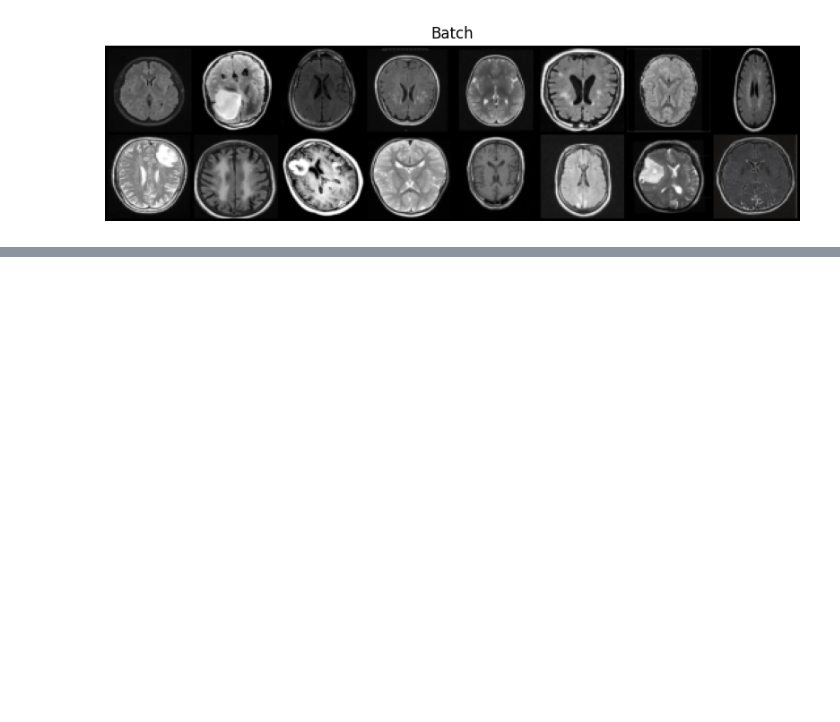
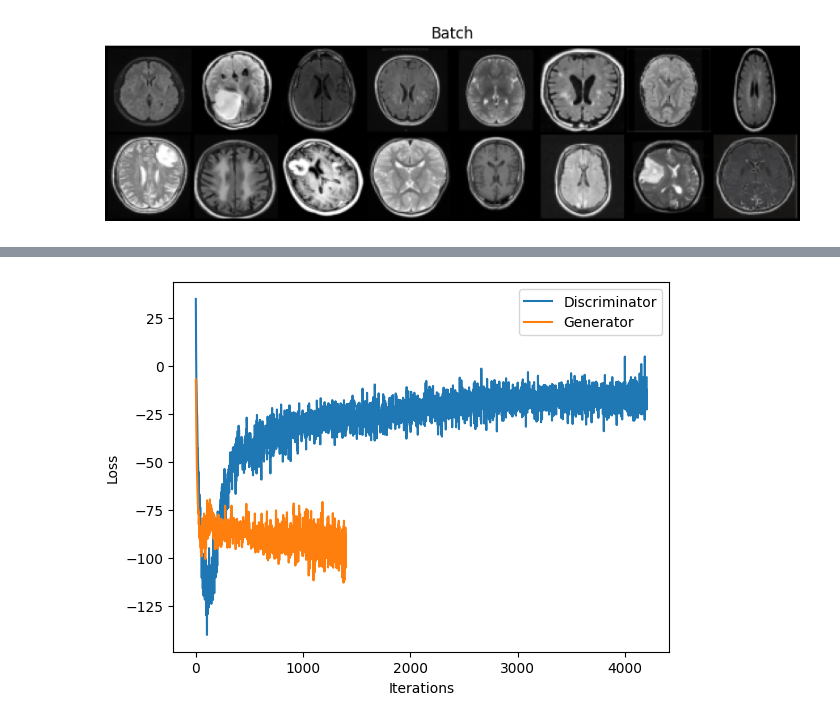
Before and after one commit to BRIAN12682/Automation-Projects, a Jupyter notebook: Brain_Tumour_Detection.ipynb, the cells around one changed output, grey strips where cells are left out. Cells and saved outputs as stored; diff of their text form; code cells hidden in the pictures; blank space fills up the shorter version.

```diff
--- a/Brain_Tumour_Detection.ipynb
+++ b/Brain_Tumour_Detection.ipynb
@@ -267,7 +267,7 @@ channels_img = 3
 num_classes = 2
 gen_embedding = 128
 z_dim = 128
-num_epochs = 200
+num_epochs = 50
 lambda_gp = 10
 features_d = 64
 features_g = 64
@@ -373,13 +408,13 @@ for epoch in range(num_epochs): #iterate throw 500 epochs
       fake_img_val = fake_imgs_val[idx]
       vutils.save_image(fake_img_val, f"tmp/{str(uuid.uuid4())}.png",normalize=True)
 
-    #fid (synthetic vs validation)
-    fid = calculate_fid_given_paths(['/content/drive/MyDrive/validation','tmp'], dims=2048, device = device, batch_size=16)
-    fid_scores.append(fid)
-    shutil.rmtree('tmp')
+    # #fid (synthetic vs validation)
+    # fid = calculate_fid_given_paths(['/content/drive/MyDrive/validation','tmp'], dims=2048, device = device, batch_size=16)
+    # fid_scores.append(fid)
+    # shutil.rmtree('tmp')
 
     #print loss
-    print(f"Epoch [{epoch}/{num_epochs}] Batch {batch_idx}/{len(trainloader)} Critic Loss: {loss_critic.item():.4f}, Generator Loss: {D_G_z2:.4f}, FID: {fid:.4f}")
+    print(f"Epoch [{epoch}/{num_epochs}] Batch {batch_idx}/{len(trainloader)} Critic Loss: {loss_critic.item():.4f}, Generator Loss: {D_G_z2:.4f}")
 
 
     #save to retrain
@@ -398,0 +445,9 @@ for epoch in range(num_epochs): #iterate throw 500 epochs
+# %%
+plt.plot(losses_critic, label = 'Discriminator')
+plt.plot(losses_gen, label = 'Generator')
+plt.xlabel('Iterations')
+plt.ylabel('Loss')
+plt.legend()
+plt.show()
+# %% [output]
+[figure, added]
```
Also changed, not shown: parts of 16 cells of this notebook.
